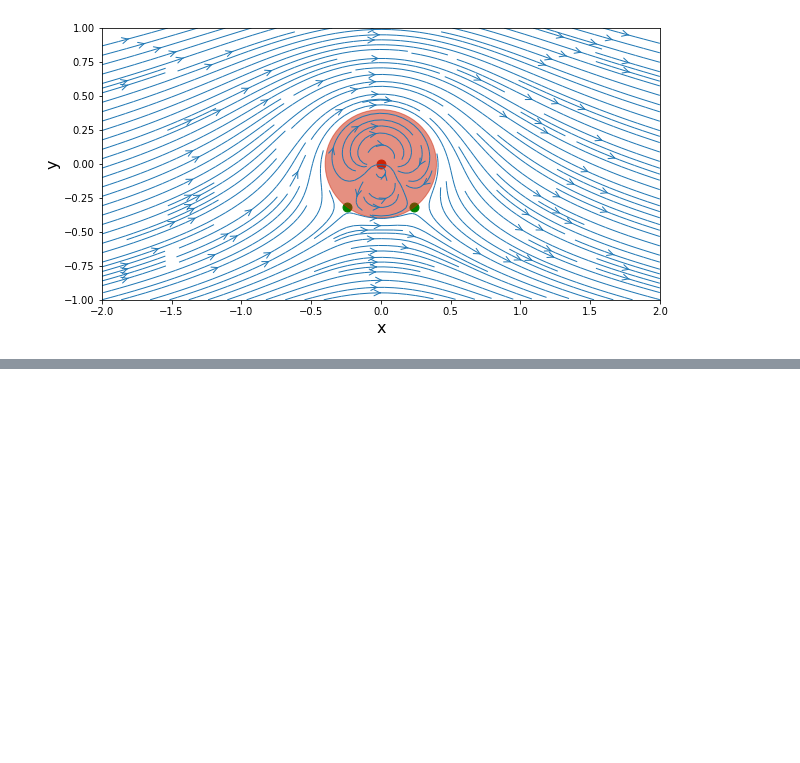
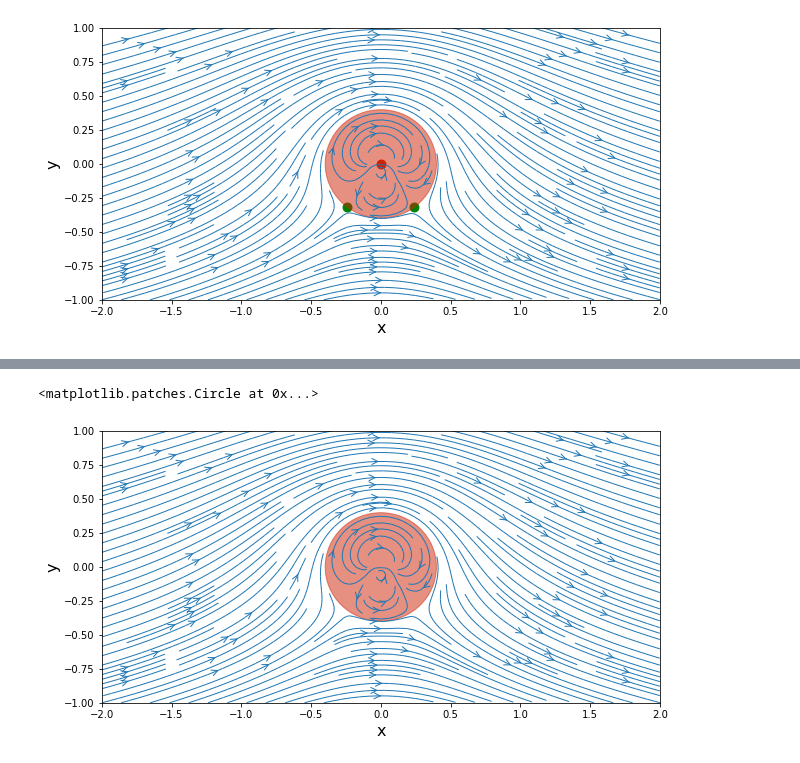
Before and after one commit to tianjiaozhang678/mae6226, a Jupyter notebook: Class6-2.ipynb, the cells around one changed output, grey strips where cells are left out. Drawn from its saved outputs; the diff is of its cells as text; code cells hidden in the pictures; blank space fills up the shorter version.

```diff
--- a/Class6-2.ipynb
+++ b/Class6-2.ipynb
@@ -104,0 +128,15 @@ pyplot.scatter([x_stagn1, x_stagn2], [y_stagn1, y_stagn2],
+# %%
+width = 10
+heigth = (y_end - y_start) / (x_end - x_start) * width
+pyplot.figure(figsize=(width, height))
+pyplot.xlabel('x', fontsize=16)
+pyplot.ylabel('y', fontsize=16)
+pyplot.xlim(x_start, x_end)
+pyplot.ylim(y_start, y_end)
+pyplot.streamplot(X, Y, u, v,
+                  density=2, linewidth=1, arrowsize=1.5, arrowstyle='->')
+circle = pyplot.Circle((0.0, 0.0), radius=R, color='#CD2305', alpha=0.5)
+pyplot.gca().add_patch(circle)
+# %% [output]
+<matplotlib.patches.Circle at 0x...>
+[figure, added]
```
Also changed, not shown: parts of 1 cell of this notebook.
